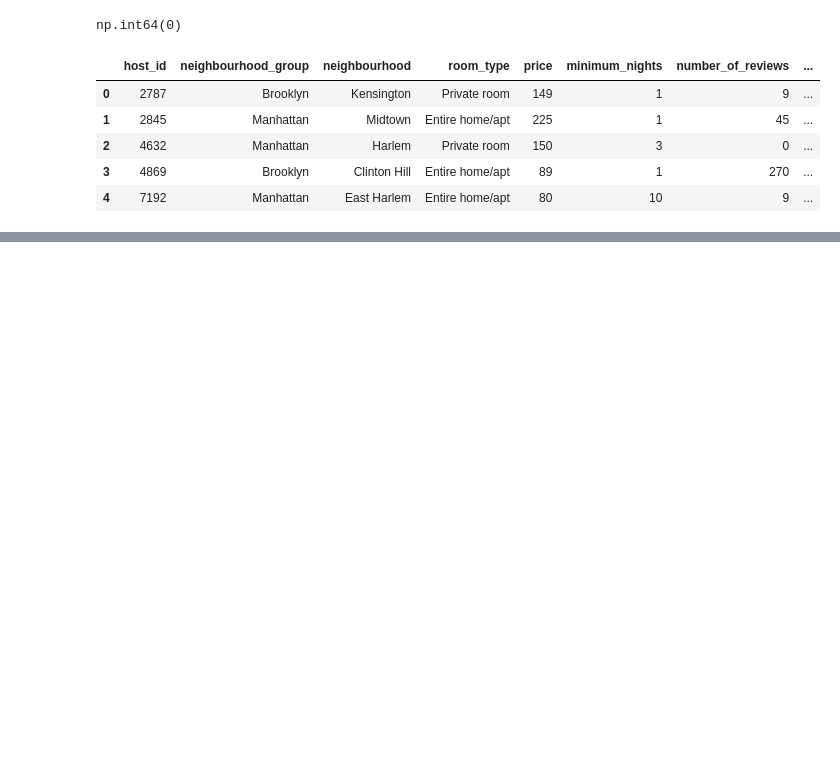
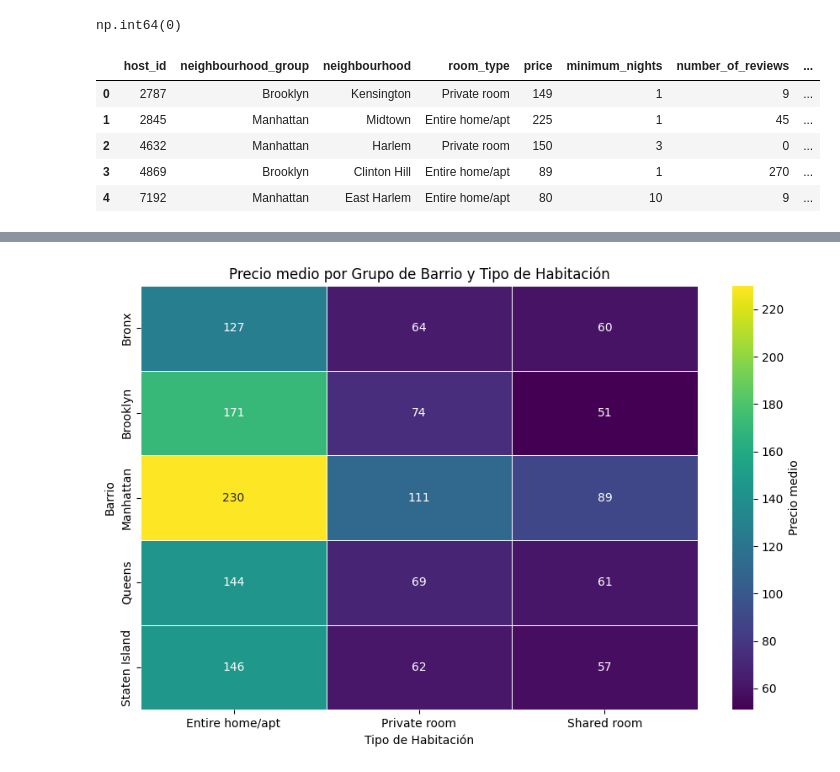
Before and after one commit to 4GeeksAcademy/OscarLearteD_Analisis_exploratorio, a Jupyter notebook: src/explore.ipynb, the cells around one changed output, grey strips where cells are left out. Saved outputs shown, nothing was run; the diff lists cells and outputs as text; code cells hidden in the pictures; blank space fills up the shorter version.

```diff
--- a/src/explore.ipynb
+++ b/src/explore.ipynb
@@ -142,0 +156,29 @@ minimum_nights <=0: 0
+# %%
+heat_df = (
+    df
+    .pivot_table(
+        index="neighbourhood_group",
+        columns="room_type",
+        values="price",
+        aggfunc="mean"
+    )
+    .round(0)   # redondeo
+)
+
+# 2) Heatmap
+plt.figure(figsize=(9, 6))
+ax = sns.heatmap(
+    heat_df,
+    annot=True,       # números en las celdas
+    fmt=".0f",
+    linewidths=.5,
+    cmap="viridis",    # paleta de colores
+    cbar_kws={"label": "Precio medio"}
+)
+ax.set_xlabel("Tipo de Habitación")
+ax.set_ylabel("Barrio")
+ax.set_title("Precio medio por Grupo de Barrio y Tipo de Habitación")
+plt.tight_layout()
+plt.show()
+# %% [output]
+[figure, added]
```
Also changed, not shown: parts of 10 cells of this notebook, 3 other files.
